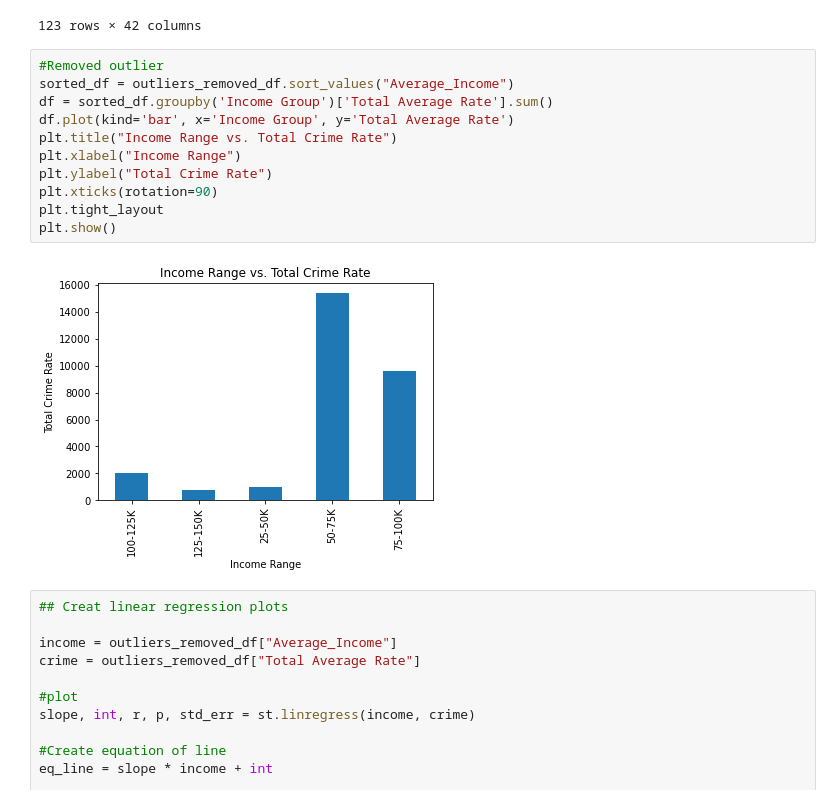
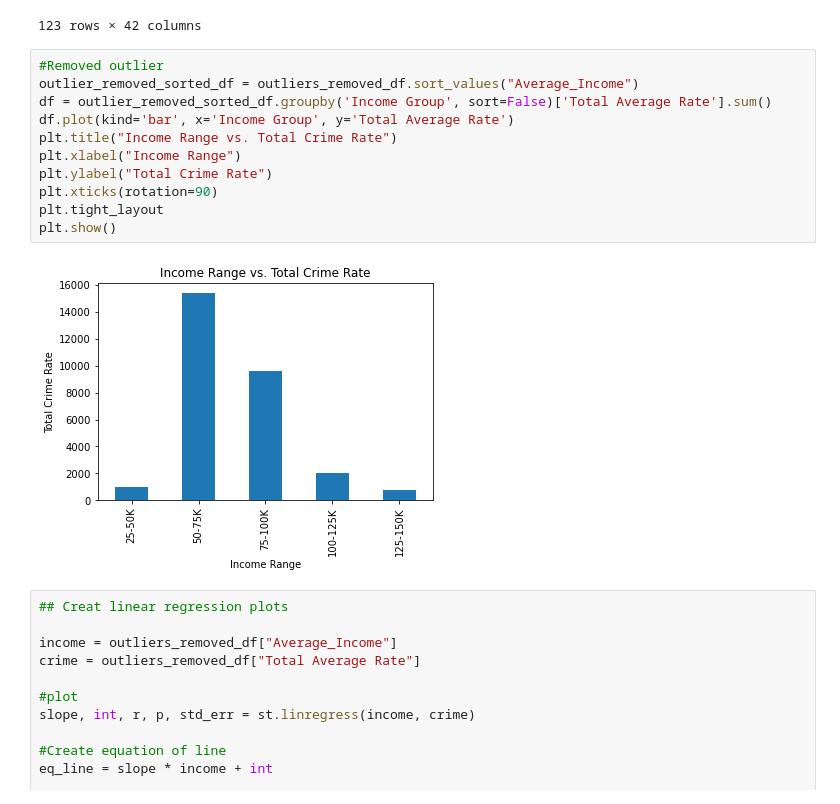
Before and after one commit to saif-gorges/GTA-Crime-and-Income-Analysis, a Jupyter notebook: Final Analysis.ipynb, the cells around one changed output. Cells and saved outputs as stored; diff of their text form.

```diff
--- a/Final Analysis.ipynb
+++ b/Final Analysis.ipynb
@@ -74,17 +74,17 @@ outliers_removed_df
 123 rows × 42 columns
 # %%
 #Removed outlier
-sorted_df = outliers_removed_df.sort_values("Average_Income")
-df = sorted_df.groupby('Income Group')['Total Average Rate'].sum()
+outlier_removed_sorted_df = outliers_removed_df.sort_values("Average_Income")
+df = outlier_removed_sorted_df.groupby('Income Group', sort=False)['Total Average Rate'].sum()
 df.plot(kind='bar', x='Income Group', y='Total Average Rate')
 plt.title("Income Range vs. Total Crime Rate")
 plt.xlabel("Income Range")
 plt.ylabel("Total Crime Rate")
 plt.xticks(rotation=90)
 plt.tight_layout
 plt.show()
 # %% [output]
-[figure, old version]
+[figure, new version]
 # %%
 ## Creat linear regression plots
 
```
Also changed, not shown: parts of 3 cells of this notebook.
